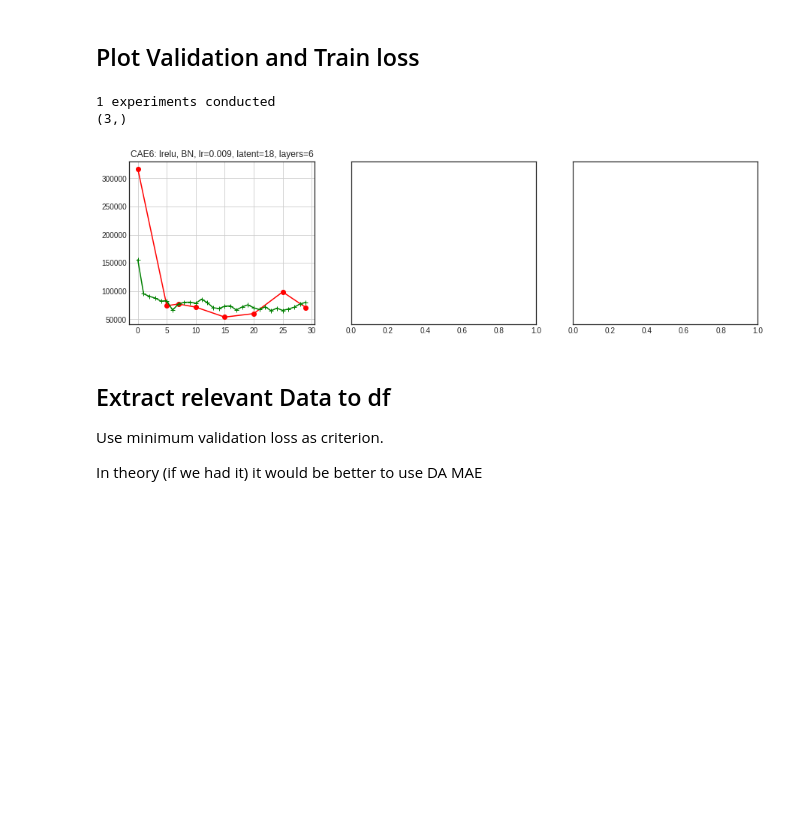
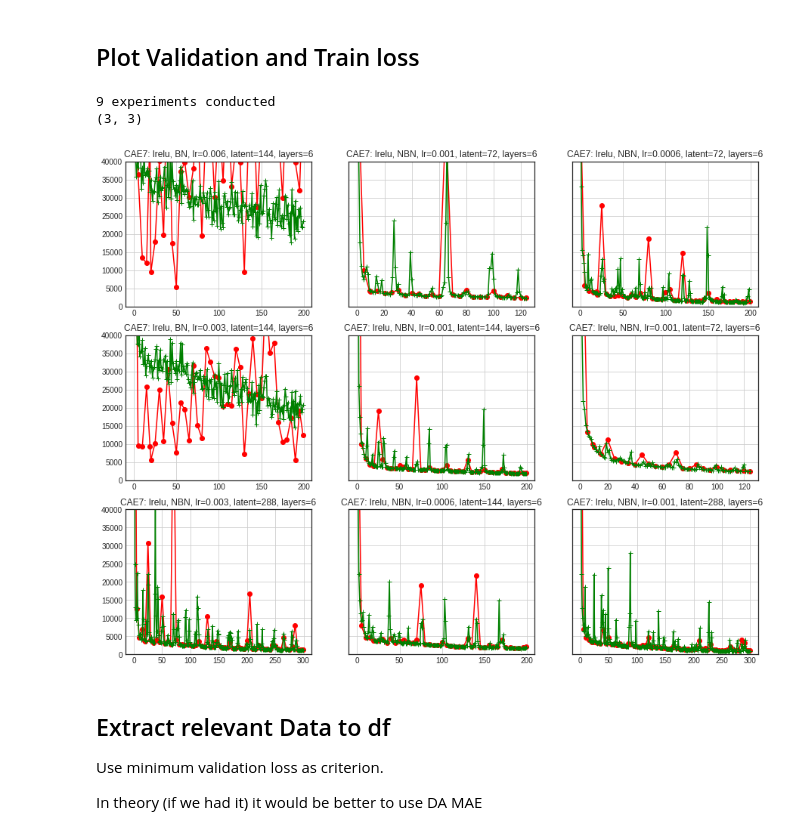
Before and after one commit to julianmack/Data_Assimilation, a Jupyter notebook: notebooks/CAE_zoo_analysis.ipynb, the cells around one changed output. Drawn from its saved outputs; the diff is of its cells as text; code cells hidden in the pictures; blank space fills up the shorter version.

```diff
--- a/notebooks/CAE_zoo_analysis.ipynb
+++ b/notebooks/CAE_zoo_analysis.ipynb
@@ -18,16 +13,17 @@ import pipeline
 ## Plot Validation and Train loss
 # %%
 ###CHANGE THIS FILE TO THE SUBDIRECTORY OF INTEREST:
-exp_dir_base = "/data/home/jfm1118/DA/experiments/CAE_zooBN"
+exp_dir_base = "/data/home/jfm1118/DA/experiments/train_DA_Pressure"
 ##############
 
+ylim = (0, 40000)
 
 results = utils.extract_res_from_files(exp_dir_base)
-utils.plot_results_loss_epochs(results)
+utils.plot_results_loss_epochs(results, ylim=ylim)
 # %% [output]
-1 experiments conducted
-(3,)
+9 experiments conducted
+(3, 3)
-[figure, old version]
+[figure, new version]
 # %% [markdown]
 ## Extract relevant Data to df
 Use minimum validation loss as criterion.
```
Also changed, not shown: parts of 20 cells of this notebook, 3 other files.
